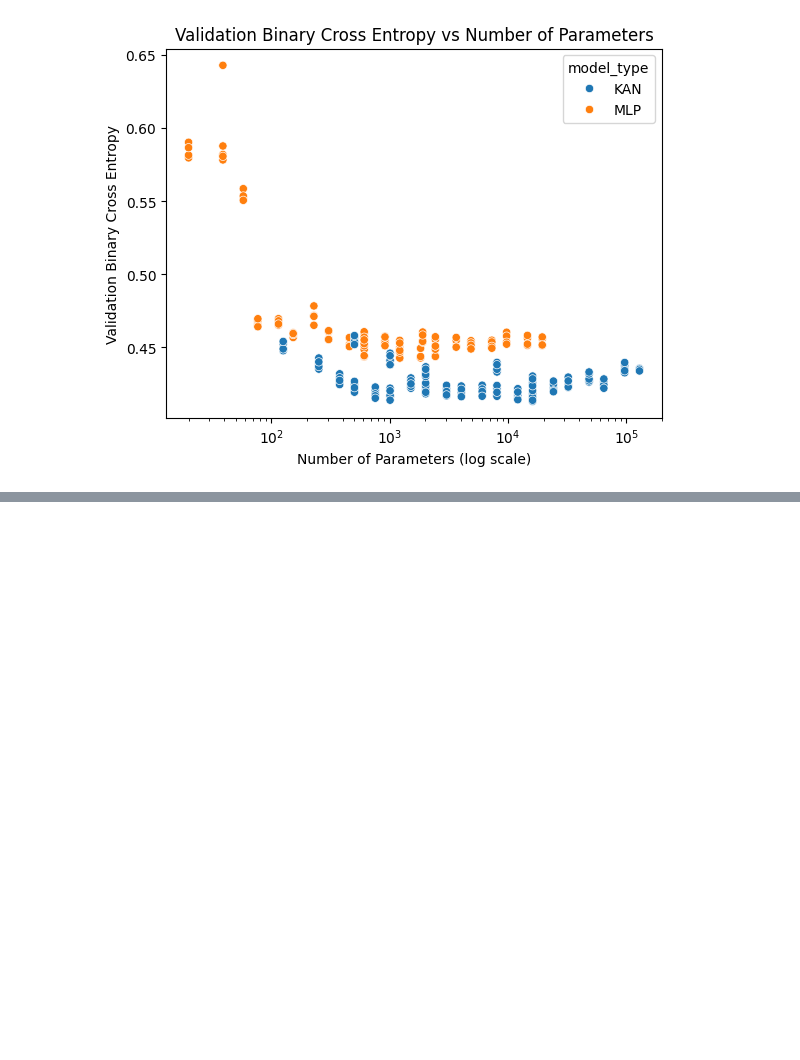
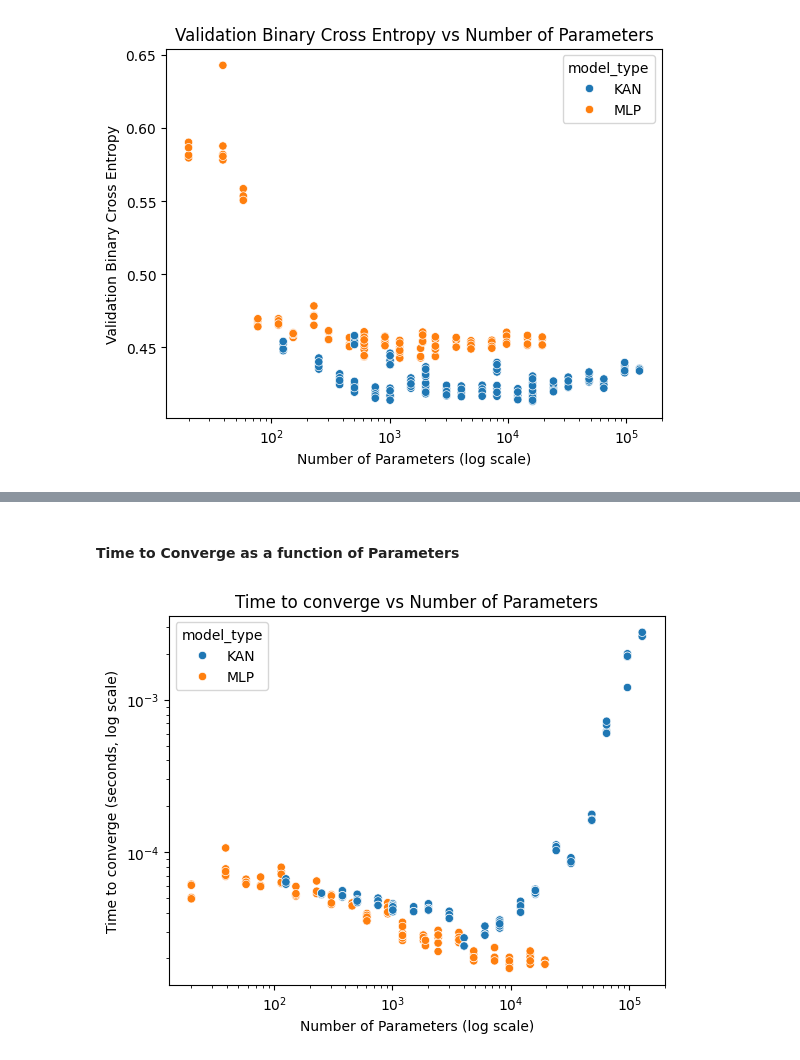
Before and after one commit to AimbotParce/MDS-AML-HiggsBosonKAN, a Jupyter notebook: notebooks/05-analysis.ipynb, the cells around one changed output, grey strips where cells are left out. Saved outputs shown, nothing was run; the diff lists cells and outputs as text; code cells hidden in the pictures; blank space fills up the shorter version.

```diff
--- a/notebooks/05-analysis.ipynb
+++ b/notebooks/05-analysis.ipynb
@@ -495,0 +627,19 @@ plt.xscale("log")
+# %% [markdown]
+#### Time to Converge as a function of Parameters
+# %%
+import matplotlib.pyplot as plt
+import seaborn as sns
+
+sns.scatterplot(
+    data=df[df["converged"]],
+    x="num_params",
+    y="full_convergence_time",
+    hue="model_type",
+)
+plt.title("Time to converge vs Number of Parameters")
+plt.xlabel("Number of Parameters (log scale)")
+plt.ylabel("Time to converge (seconds, log scale)")
+plt.xscale("log")
+plt.yscale("log")
+# %% [output]
+[figure, added]
```
Also changed, not shown: parts of 14 cells of this notebook.
